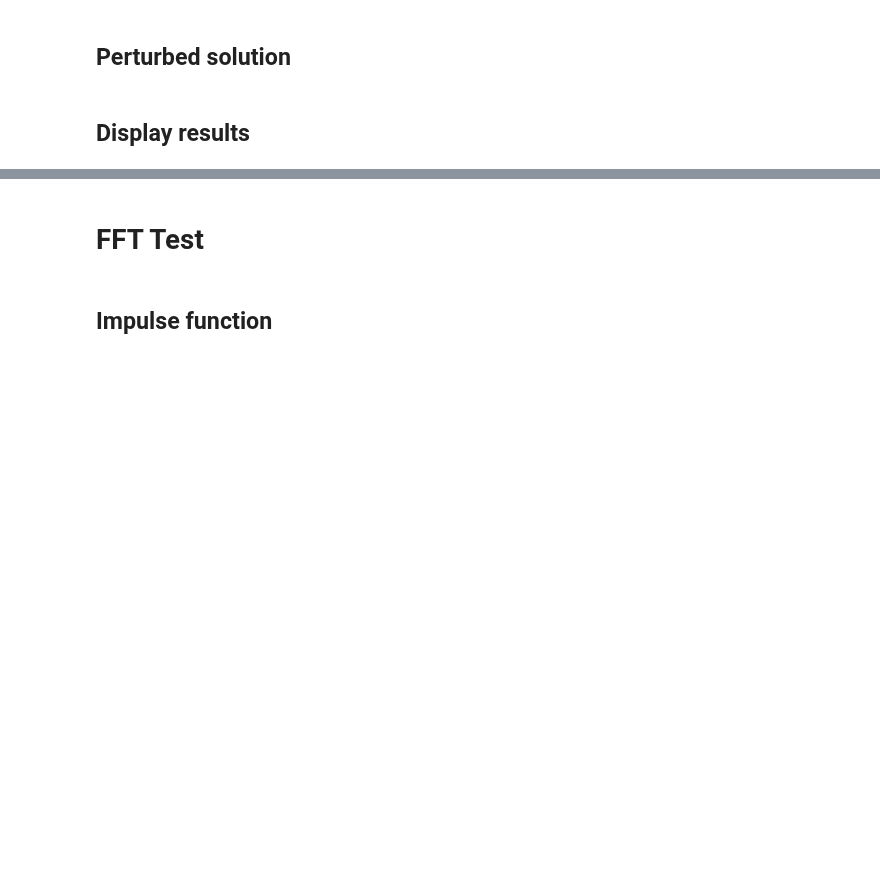
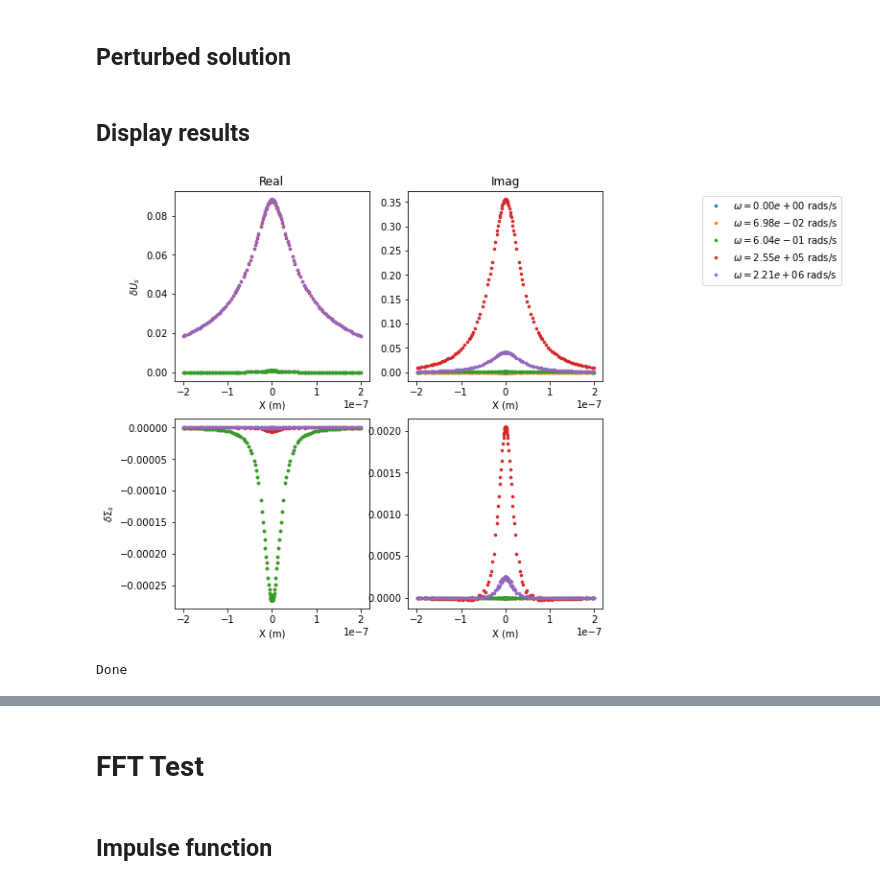
Before and after one commit to yuccadrew/sip, a Jupyter notebook: test_sip_fft.ipynb, the cells around one changed output, grey strips where cells are left out. Drawn from its saved outputs; the diff is of its cells as text; code cells hidden in the pictures; blank space fills up the shorter version.

Commit message:
First FFT result for banded square wave

```diff
--- a/test_sip_fft.ipynb
+++ b/test_sip_fft.ipynb
@@ -2778,13 +2793,16 @@ print(freq)
 ## Display results <a id="4.7"></a>
 # %%
 def display_results_real_imag():
+    savedir='/home/zhuy359/projects/sip/slab/'
+    freq=np.r_[0,np.logspace(-2,7,8*12+1)]
+
     fig,ax=plt.subplots(2,2,figsize=(8,8))
     axs=ax.flatten()
 
     nodes=mesh['nodes']
     mask=(nodes[:,1]==0)&(np.abs(nodes[:,0])<200e-9)
     labels=[]
-    for i in range(50,80,2):
+    for i in [0,10,20,80,90]:
         unod=np.load(savedir+'/freq_%.2e.npy'%freq[i])
         xp=np.r_[-nodes[mask,0],nodes[mask,0]]
         yp=np.r_[unod[mask,0],unod[mask,0]]
@@ -2833,31 +2851,34 @@ def display_results_amp_phase():
 
         xp=np.r_[-nodes[mask,0],nodes[mask,0]]
         yp=np.r_[unod[mask,1],unod[mask,1]]
         axs[2].plot(xp,np.abs(yp),'.',markersize=5)
         axs[3].plot(xp,np.angle(yp)*180/np.pi,'.',markersize=5)
 
         labels.append('$\omega=%.2e$ rads/s'%(freq[i]*np.pi*2))
 
     #axs[0].set_yscale('Log')
     #axs[2].set_yscale('Log')
 
     axs[0].set_title('Amplitude')
     axs[1].set_title('Phase')
 
     axs[0].set_ylabel('$\delta U_s$')
     axs[2].set_ylabel('$\delta \Sigma_s$')
 
     axs[0].set_xlabel('X (m)')
     axs[1].set_xlabel('X (m)')
     axs[2].set_xlabel('X (m)')
     axs[3].set_xlabel('X (m)')
     axs[1].legend(labels,loc='upper right',bbox_to_anchor=(2.250,1.0))
 
     #plt.savefig('slab.png',bbox_inches='tight')
     plt.show()
     return fig,ax
 
 if __name__=='__main__':
     _,_=display_results_real_imag()
-    _,_=display_results_amp_phase()
+    #_,_=display_results_amp_phase()
     print('Done')
+# %% [output]
+[figure, added]
+Done
```
Also changed, not shown: parts of 6 cells of this notebook.
